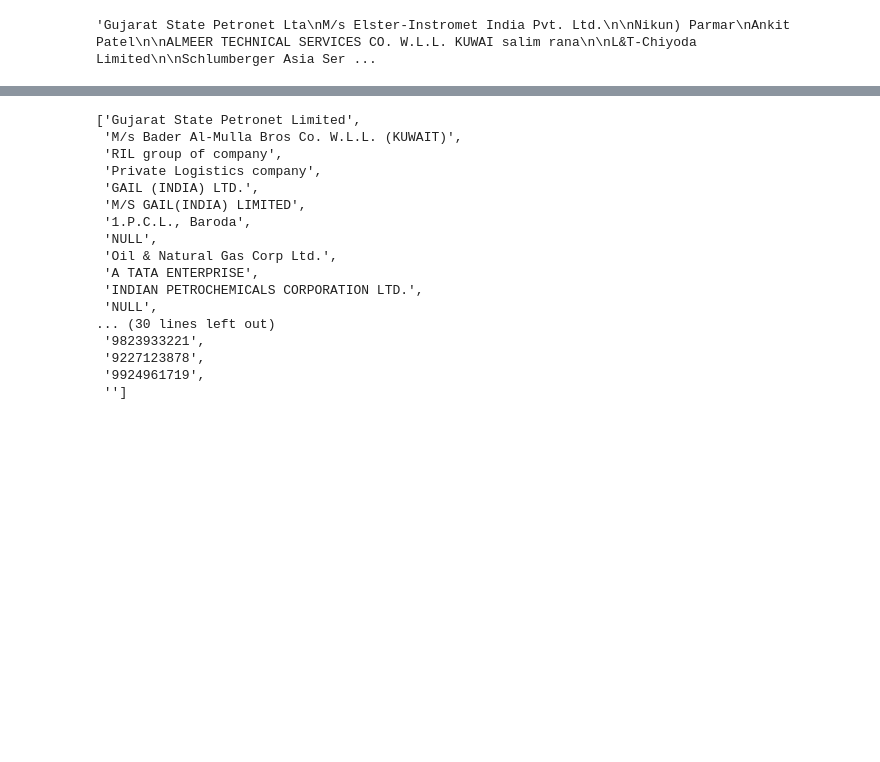
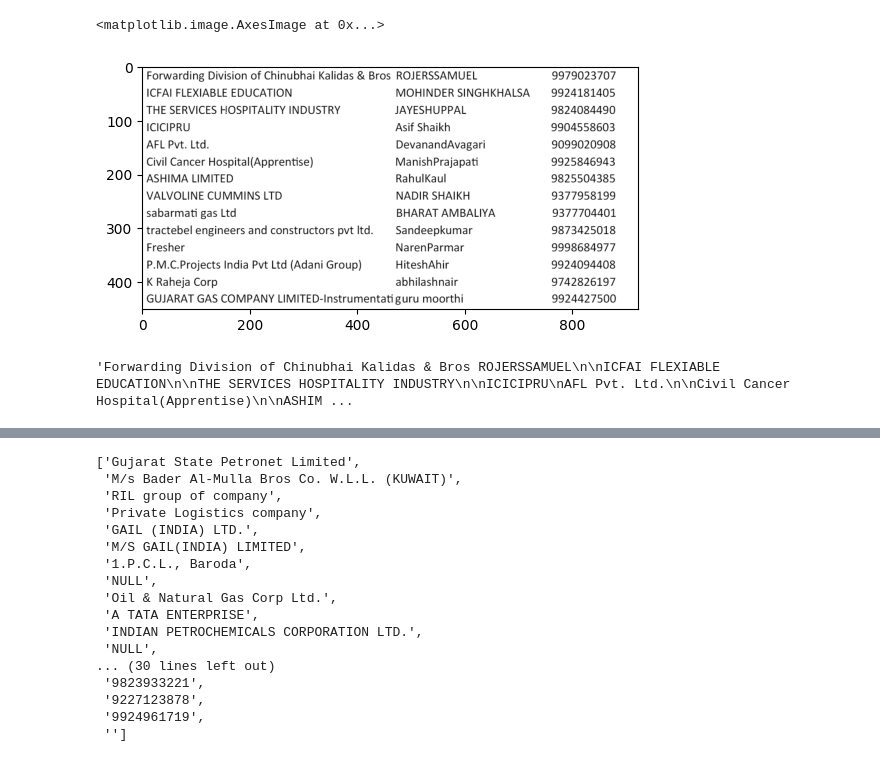
Before and after one commit to geddadasuresh84326/image_processing, a Jupyter notebook: test.ipynb, the cells around one changed output, grey strips where cells are left out. Drawn from its saved outputs; the diff is of its cells as text; code cells hidden in the pictures; blank space fills up the shorter version.

```diff
--- a/test.ipynb
+++ b/test.ipynb
@@ -10,11 +8,21 @@ img = cv2.imread("2024-03-21 14_31_29-Window.png")
+# %%
+# image = cv2.imread(f'data/{file_list[36]}')
+image = cv2.imread(f'2024-03-21 14_25_10-Window.png')
+
+gray = cv2.cvtColor(image,cv2.COLOR_BGR2GRAY)
+
+plt.imshow(cv2.cvtColor(gray,cv2.COLOR_BGR2RGB))
+# %% [output]
+<matplotlib.image.AxesImage at 0x...>
+[figure, added]
 # %%
 ## extracting text from image using pytesseract
-pytesseract.pytesseract.tesseract_cmd = r'C:\Users\suresh\AppData\Local\Programs\Tesseract-OCR\tesseract'
+pytesseract.pytesseract.tesseract_cmd = r'C:\Users\lrnoh\AppData\Local\Programs\Tesseract-OCR\tesseract'
 
-text = pytesseract.image_to_string(img,lang='eng')
+text = pytesseract.image_to_string(gray,lang='eng')
 text
 # %% [output]
-'Gujarat State Petronet Lta\nM/s Elster-Instromet India Pvt. Ltd.\n\nNikun) Parmar\nAnkit Patel\n\nALMEER TECHNICAL SERVICES CO. W.L.L. KUWAI salim rana\n\nL&T-Chiyoda Limited\n\nSchlumberger Asia Ser ...
+'Forwarding Division of Chinubhai Kalidas & Bros ROJERSSAMUEL\n\nICFAI FLEXIABLE EDUCATION\n\nTHE SERVICES HOSPITALITY INDUSTRY\n\nICICIPRU\nAFL Pvt. Ltd.\n\nCivil Cancer Hospital(Apprentise)\n\nASHIM ...
 # %%
 lines = text.split("\n\n")
 lines
```
Also changed, not shown: parts of 13 cells of this notebook, 54 other files.
